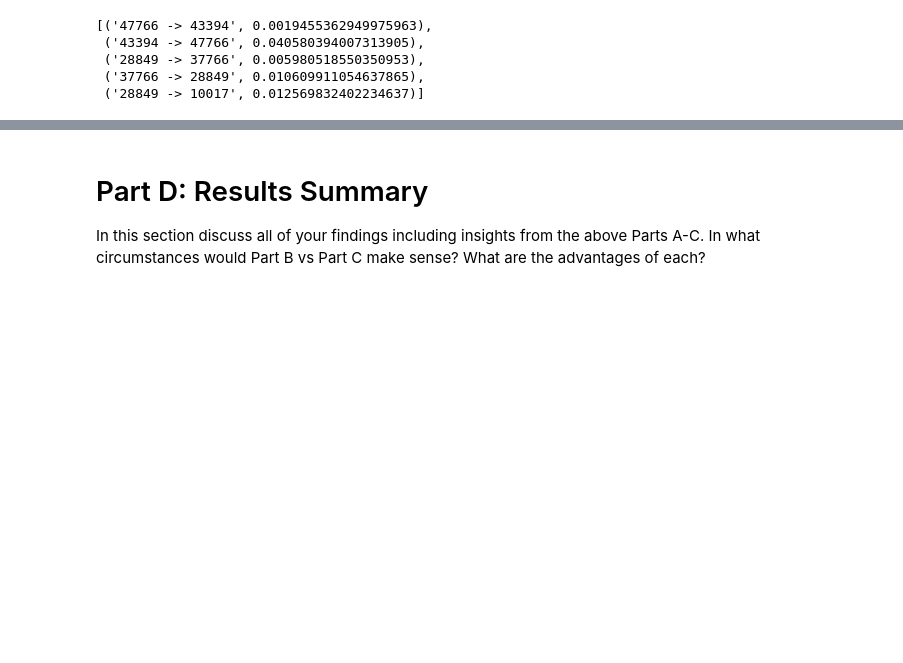
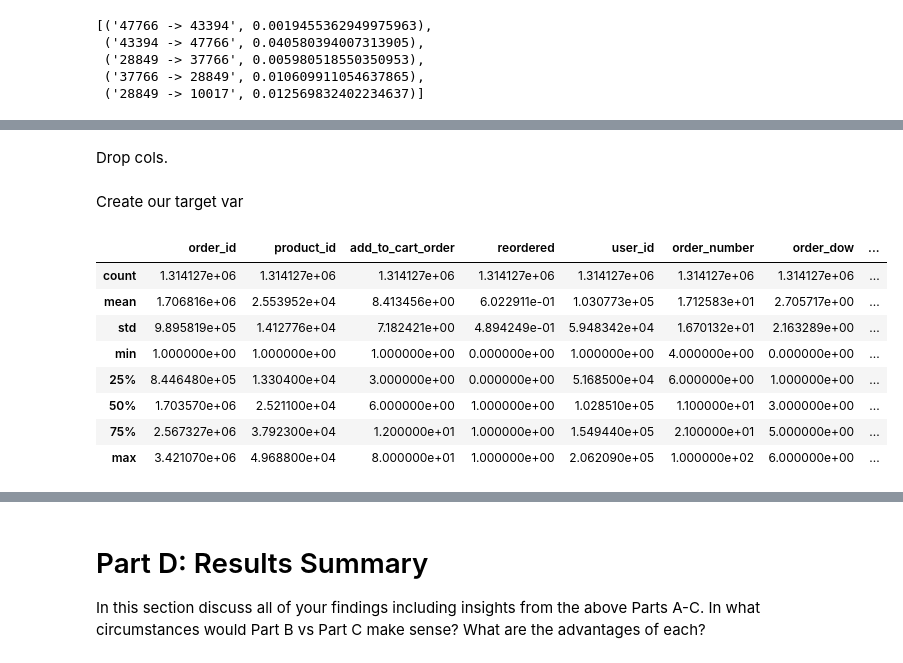
Before and after one commit to Disco-Gnome/CSC84040, a Jupyter notebook: Assignments/McNeil_Ryan_assignment1.ipynb, the cells around one changed output, grey strips where cells are left out. Drawn from its saved outputs; the diff is of its cells as text; code cells hidden in the pictures; blank space fills up the shorter version.

```diff
--- a/Assignments/McNeil_Ryan_assignment1.ipynb
+++ b/Assignments/McNeil_Ryan_assignment1.ipynb
@@ -245,0 +256,2 @@ may be different for each Part and/or algorithm you try.
+# %%
+orders['days_since_prior_order'].fillna(0, inplace=True)
@@ -466,0 +1054,22 @@ everything you are doing.
+# %%
+# New column 'product_confidence' by mapping the product_id to its confidence score
+order_products__train_processed['product_confidence'] = order_products__train_processed['product_id'].map(lemon_first_conf_dict)
+
+# Fill NaN values with 0, assuming products not in the lemon_conf_dict have a confidence score of 0
+order_products__train_processed['product_confidence'].fillna(0,
+                                                             inplace=True)
+# Group by order_id and sum product_confidence scores
+order_confidence_sum = order_products__train_processed.groupby('order_id')['product_confidence'].sum().reset_index()
+
+# Rename the column to indicate it's the sum of confidence scores for the order
+order_confidence_sum.columns = ['order_id', 'order_confidence_sum']
+
+# Merge the sum of confidence scores back into the original DataFrame
+order_products__train_processed = order_products__train_processed.merge(order_confidence_sum,
+                                                                        on='order_id',
+                                                                        how='left')
+
+# drop unnecessary column
+order_products__train_processed.drop(['product_confidence'], axis=1, inplace=True)
+
+order_products__train_processed.head()
@@ -466,0 +1098,2 @@ everything you are doing.
+# %% [markdown]
+Drop cols.
@@ -466,0 +1102,25 @@ everything you are doing.
+# %% [markdown]
+Create our target var
+# %%
+# All orders that contain large lemons
+orders_with_large_lemons = order_products__train_processed[order_products__train_processed['product_id'].isin(large_lemon_ids_int)]['order_id'].unique()
+
+# Set contains_large_lemons to 1 for all rows in those orders
+order_products__train_processed['contains_large_lemons'] = np.where(
+    order_products__train_processed['order_id'].isin(orders_with_large_lemons),
+    1,
+    0)
+
+del(orders_with_large_lemons)
+
+order_products__train_processed.describe()
+# %% [output]
+|  | order_id | product_id | add_to_cart_order | reordered | user_id | order_number | order_dow | ... |
+| count | 1.314127e+06 | 1.314127e+06 | 1.314127e+06 | 1.314127e+06 | 1.314127e+06 | 1.314127e+06 | 1.314127e+06 | ... |
+| mean | 1.706816e+06 | 2.553952e+04 | 8.413456e+00 | 6.022911e-01 | 1.030773e+05 | 1.712583e+01 | 2.705717e+00 | ... |
+| std | 9.895819e+05 | 1.412776e+04 | 7.182421e+00 | 4.894249e-01 | 5.948342e+04 | 1.670132e+01 | 2.163289e+00 | ... |
+| min | 1.000000e+00 | 1.000000e+00 | 1.000000e+00 | 0.000000e+00 | 1.000000e+00 | 4.000000e+00 | 0.000000e+00 | ... |
+| 25% | 8.446480e+05 | 1.330400e+04 | 3.000000e+00 | 0.000000e+00 | 5.168500e+04 | 6.000000e+00 | 1.000000e+00 | ... |
+| 50% | 1.703570e+06 | 2.521100e+04 | 6.000000e+00 | 1.000000e+00 | 1.028510e+05 | 1.100000e+01 | 3.000000e+00 | ... |
+| 75% | 2.567327e+06 | 3.792300e+04 | 1.200000e+01 | 1.000000e+00 | 1.549440e+05 | 2.100000e+01 | 5.000000e+00 | ... |
+| max | 3.421070e+06 | 4.968800e+04 | 8.000000e+01 | 1.000000e+00 | 2.062090e+05 | 1.000000e+02 | 6.000000e+00 | ... |
```
Also changed, not shown: parts of 99 cells of this notebook.
